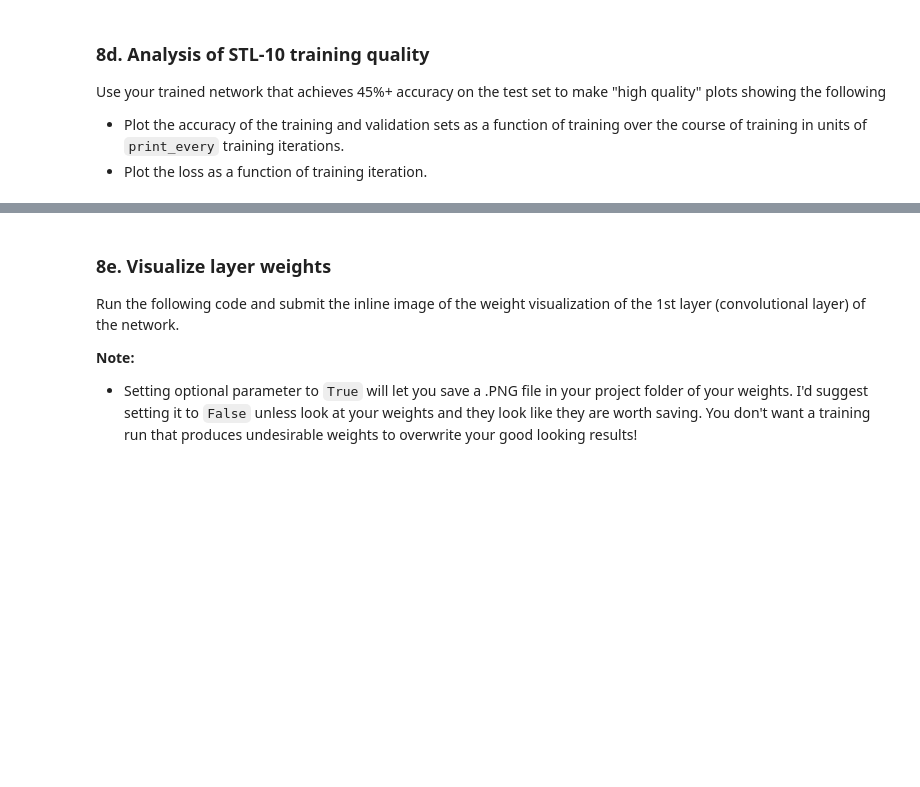
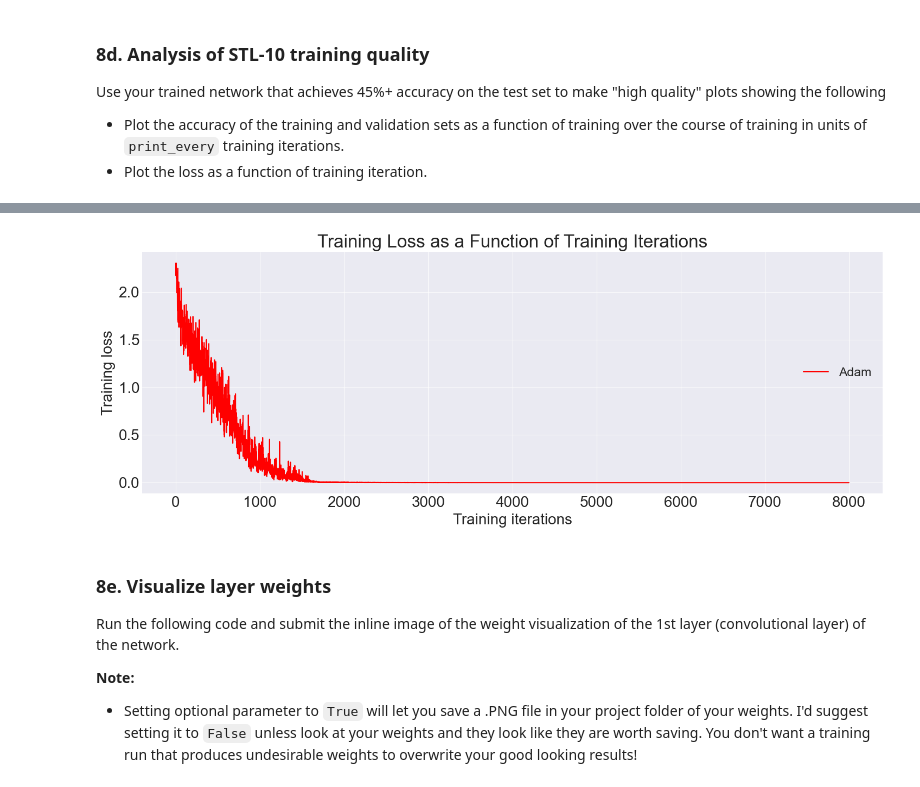
Before and after one commit to sampolz/Neural-Networks, a Jupyter notebook: Project 3/optimize_and_train_cnn.ipynb, the cells around one changed output, grey strips where cells are left out. Cells and saved outputs as stored; diff of their text form; code cells hidden in the pictures; blank space fills up the shorter version.

```diff
--- a/Project 3/optimize_and_train_cnn.ipynb
+++ b/Project 3/optimize_and_train_cnn.ipynb
@@ -528,13 +558,15 @@ NameError: name 'train_acc_accel' is not defined
 # %%
 #Loss as a function of training iteration
-plt.figure(figsize=(10, 6))
-plt.plot(loss_hist_adam, label='Adam', color='red')
+plt.figure(figsize=(15, 6))
+plt.plot(loss_hist_accel, label='Adam', color='red')
 plt.xlabel('Training iterations')
 plt.ylabel('Training loss')
 plt.title('Training Loss as a Function of Training Iterations')
 plt.legend(fontsize = 'small', loc = 7)
 plt.tight_layout()
 plt.show()
+# %% [output]
+[figure, added]
 # %% [markdown]
 ### 8e. Visualize layer weights
 
```
Also changed, not shown: parts of 3 cells of this notebook, 1 other file.
